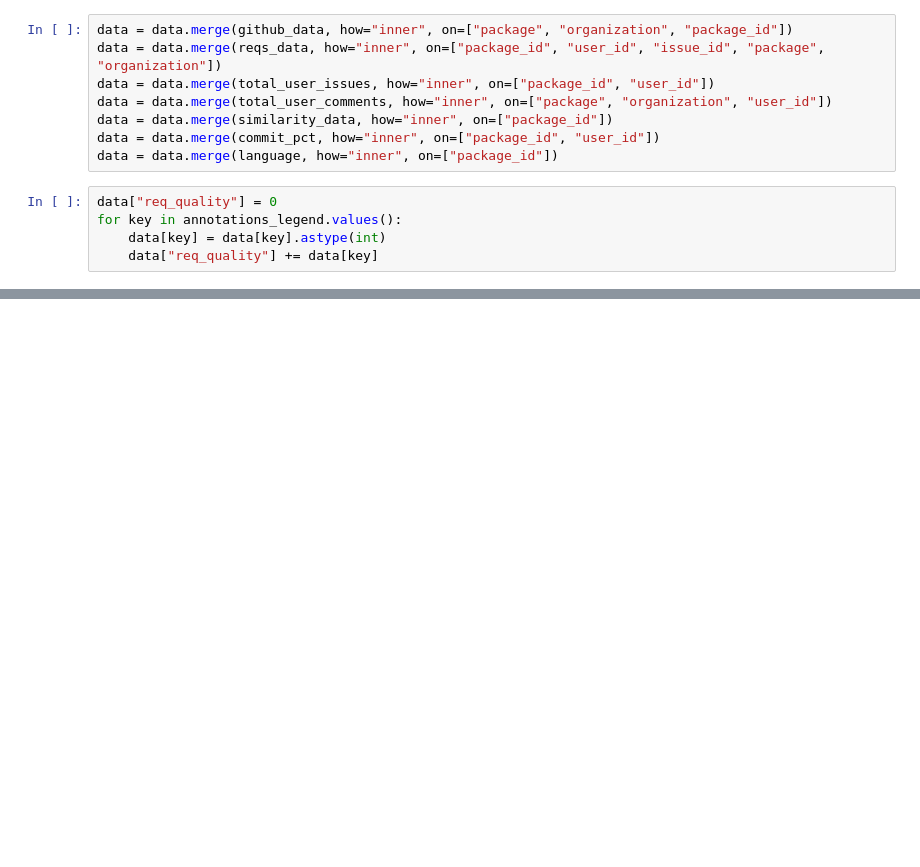
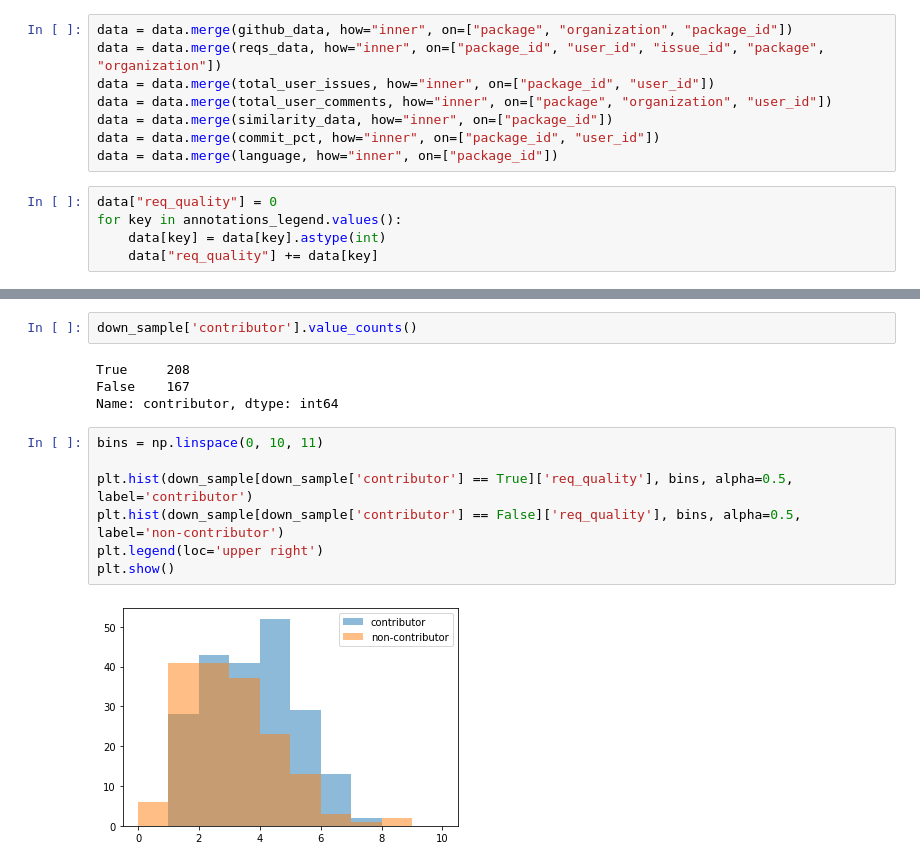
Before and after one commit to MthwRobinson/sh-network-paper, a Jupyter notebook: notebooks/requirement-quality.ipynb, the cells around one changed output, grey strips where cells are left out. Saved outputs shown, nothing was run; the diff lists cells and outputs as text; blank space fills up the shorter version.

```diff
--- a/notebooks/requirement-quality.ipynb
+++ b/notebooks/requirement-quality.ipynb
@@ -135,2 +187,17 @@ data['num_words'] = data['body'].apply(lambda x: len(x.split()))
+# %%
+down_sample['contributor'].value_counts()
+# %% [output]
+True     208
+False    167
+Name: contributor, dtype: int64
+# %%
+bins = np.linspace(0, 10, 11)
+
+plt.hist(down_sample[down_sample['contributor'] == True]['req_quality'], bins, alpha=0.5, label='contributor')
+plt.hist(down_sample[down_sample['contributor'] == False]['req_quality'], bins, alpha=0.5, label='non-contributor')
+plt.legend(loc='upper right')
+plt.show()
+# %% [output]
+[figure, added]
 # %%
 formula = """
```
Also changed, not shown: parts of 17 cells of this notebook.
